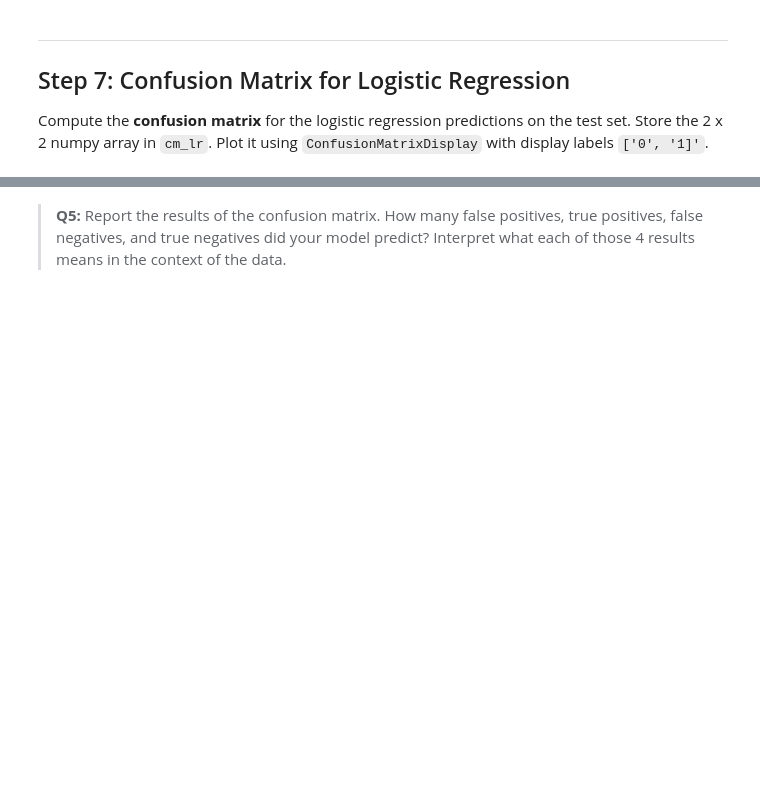
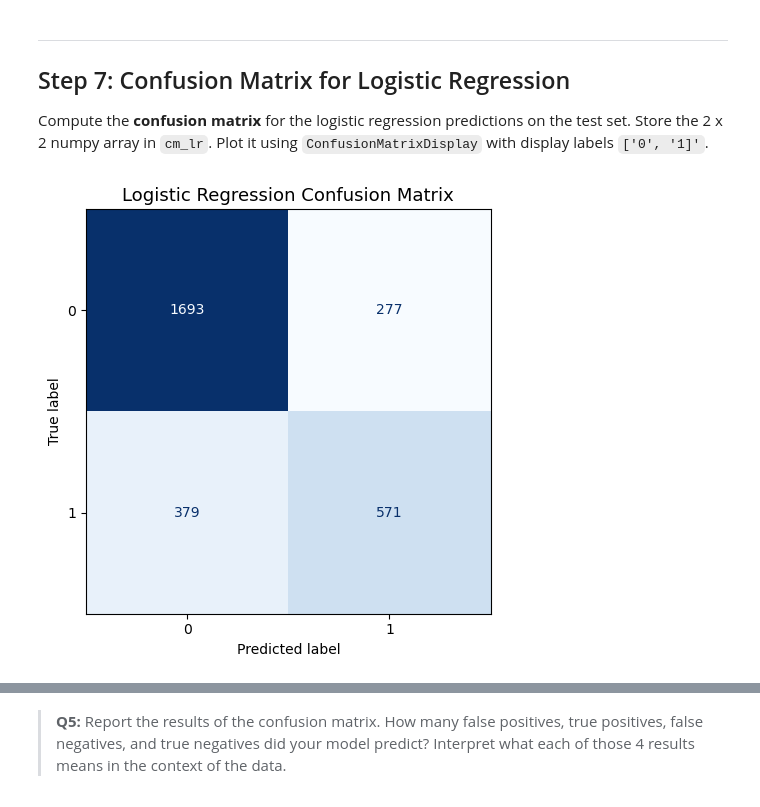
Before and after one commit to kylienewcomer/eds232-assignment-2, a Jupyter notebook: hw2-task2.ipynb, the cells around one changed output, grey strips where cells are left out. Saved outputs shown, nothing was run; the diff lists cells and outputs as text; code cells hidden in the pictures; blank space fills up the shorter version.

```diff
--- a/hw2-task2.ipynb
+++ b/hw2-task2.ipynb
@@ -249,7 +246,14 @@ _Type your answer here, replacing this text._
 ## Step 5: KNN with Optimal K
  Re- run your  K-Nearest Neighbors Classifier with number of neighbors equal to  `optimal_k`. Store your accuracy in `knn_optimal_accuracy`.
 # %%
+# Assign optimal k (15 neighbors)
+knn_optimal = KNeighborsClassifier(n_neighbors=optimal_k)
 
-knn_optimal_accuracy = ...
+knn_optimal.fit(X_train, y_train)
+
+# Predict y with optimal k
+y_pred_knn15 = knn_optimal.predict(X_test)
+
+knn_optimal_accuracy = accuracy_score(y_test, y_pred_knn15)
 
 print(f'KNN (K={optimal_k}) test accuracy: {knn_optimal_accuracy:.4f}')
@@ -278,8 +286,10 @@ We will now create a Logistic Regression with the same predictors and outcome va
 2. Fit `lr` on the full training set, predict on the test set, and store predictions in `y_pred_lr` and test-set accuracy in `lr_accuracy`. This will be using the default threshold of $\alpha=0.5$.
 3. Extract the coefficients from your linear regression with `.coef_[]` and `.intercept_[]`. Create a table with a feature and coefficient column to present your results.
 # %%
-lr = ...
+lr = LogisticRegressionCV(random_state=42, cv=5)
+lr.fit(X_train, y_train)
 
-y_pred_lr   = ...
-lr_accuracy = ...
+
+y_pred_lr = lr.predict(X_test)
+lr_accuracy = accuracy_score(y_test, y_pred_lr)
 lr_accuracy
@@ -302,6 +331,20 @@ _Type your answer here, replacing this text._
 
 Compute the **confusion matrix** for the logistic regression predictions on the test set. Store the 2 x 2 numpy array in `cm_lr`. Plot it using `ConfusionMatrixDisplay` with display labels `['0', '1]'`.
 # %%
-cm_lr = ...
+cm_lr = confusion_matrix(y_test, y_pred_lr)
+
+disp = ConfusionMatrixDisplay(confusion_matrix=cm_lr,
+                              display_labels = ['0', '1'])
+
+
+fig, ax = plt.subplots(figsize=(6, 5))
+# Display Plot
+disp.plot(ax=ax, colorbar=False, cmap='Blues')
+ax.set_ylim(len(['0', '1']) - 0.5, -0.5)
+ax.set_title('Logistic Regression Confusion Matrix', fontsize=13)
+plt.tight_layout()
+plt.show()
+# %% [output]
+[figure, added]
 # %%
 grader.check("q11")
```
Also changed, not shown: parts of 13 cells of this notebook.
